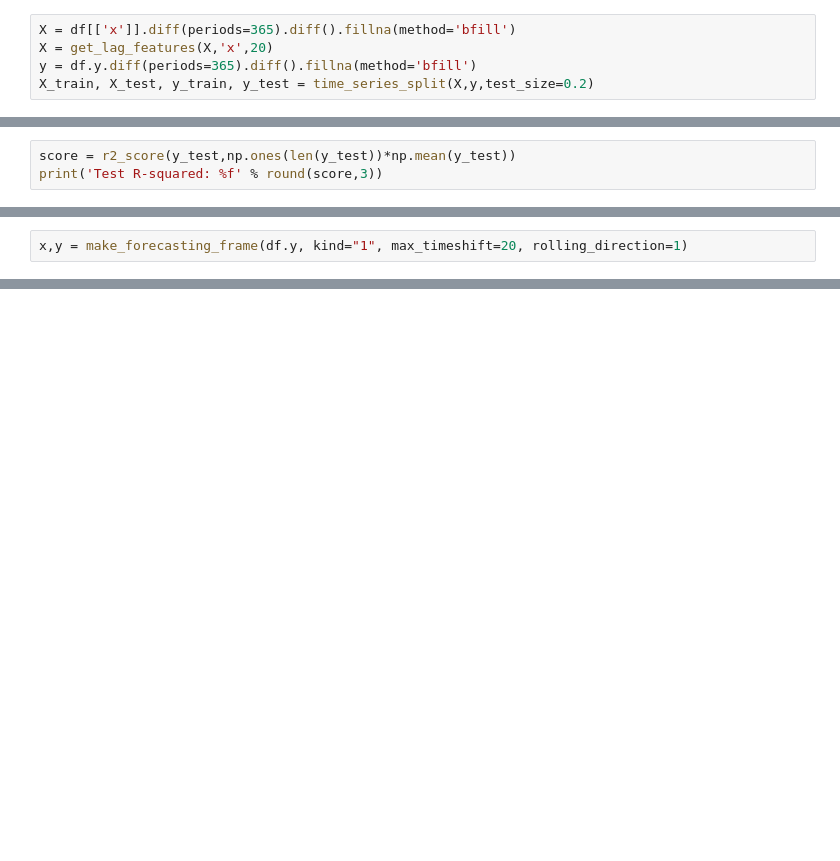
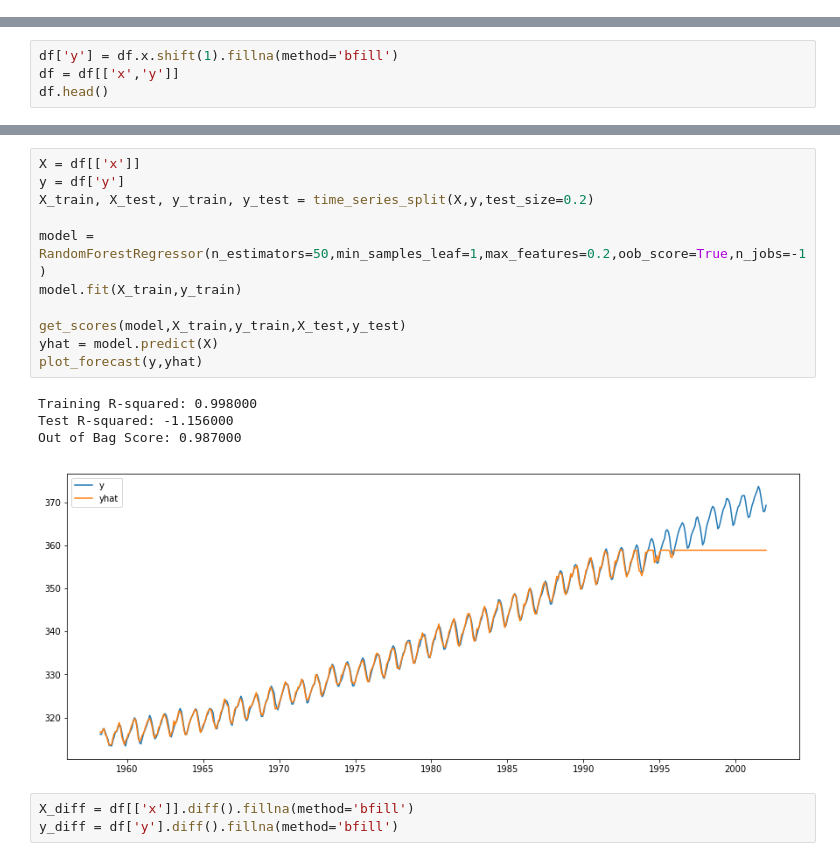
Before and after one commit to rkingery/ml_tutorials, a Jupyter notebook: ml_time_series.ipynb, the cells around one changed output, grey strips where cells are left out. Saved outputs shown, nothing was run; the diff lists cells and outputs as text; blank space fills up the shorter version.

Commit message:
updated ml time series nb

```diff
--- a/ml_time_series.ipynb
+++ b/ml_time_series.ipynb
@@ -101,5 +0,0 @@ Out of Bag Score: 0.628000
-# %%
-X = df[['x']].diff(periods=365).diff().fillna(method='bfill')
-X = get_lag_features(X,'x',20)
-y = df.y.diff(periods=365).diff().fillna(method='bfill')
-X_train, X_test, y_train, y_test = time_series_split(X,y,test_size=0.2)
@@ -122,3 +0,0 @@ Out of Bag Score: 0.776000
-# %%
-score = r2_score(y_test,np.ones(len(y_test))*np.mean(y_test))
-print('Test R-squared: %f' % round(score,3))
@@ -157,2 +0,0 @@ df[['y']].diff(periods=365).head(370)
-# %%
-x,y = make_forecasting_frame(df.y, kind="1", max_timeshift=20, rolling_direction=1)
@@ -169,0 +91,4 @@ https://github.com/blue-yonder/tsfresh/blob/master/notebooks/timeseries_forecast
+# %%
+df['y'] = df.x.shift(1).fillna(method='bfill')
+df = df[['x','y']]
+df.head()
@@ -169,0 +102,19 @@ https://github.com/blue-yonder/tsfresh/blob/master/notebooks/timeseries_forecast
+# %%
+X = df[['x']]
+y = df['y']
+X_train, X_test, y_train, y_test = time_series_split(X,y,test_size=0.2)
+
+model = RandomForestRegressor(n_estimators=50,min_samples_leaf=1,max_features=0.2,oob_score=True,n_jobs=-1)
+model.fit(X_train,y_train)
+
+get_scores(model,X_train,y_train,X_test,y_test)
+yhat = model.predict(X)
+plot_forecast(y,yhat)
+# %% [output]
+Training R-squared: 0.998000
+Test R-squared: -1.156000
+Out of Bag Score: 0.987000
+[figure, added]
+# %%
+X_diff = df[['x']].diff().fillna(method='bfill')
+y_diff = df['y'].diff().fillna(method='bfill')
```
Also changed, not shown: parts of 33 cells of this notebook, 3 other files.
